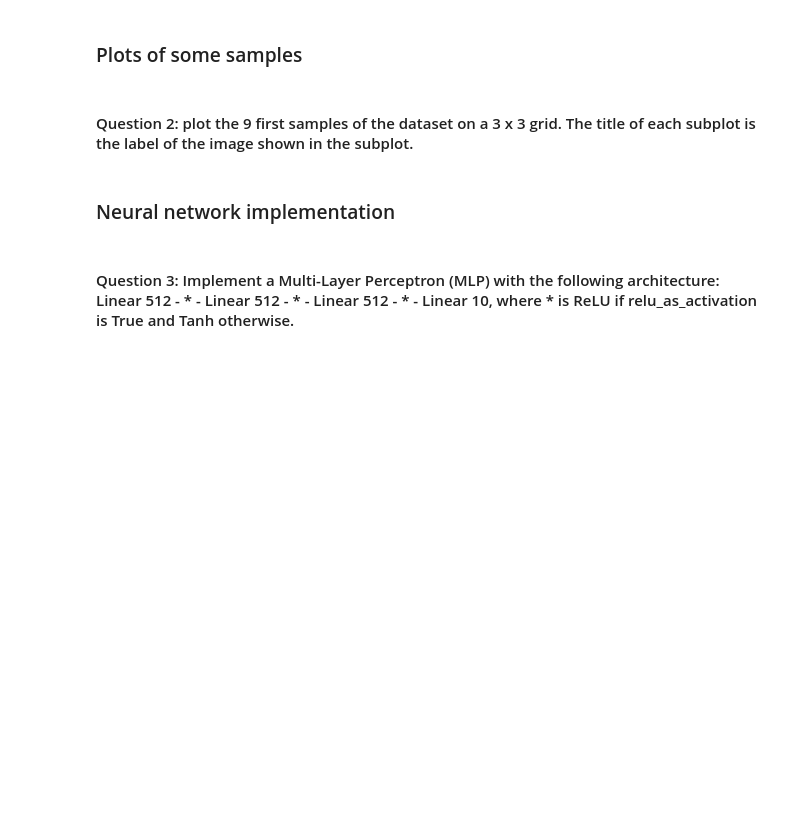
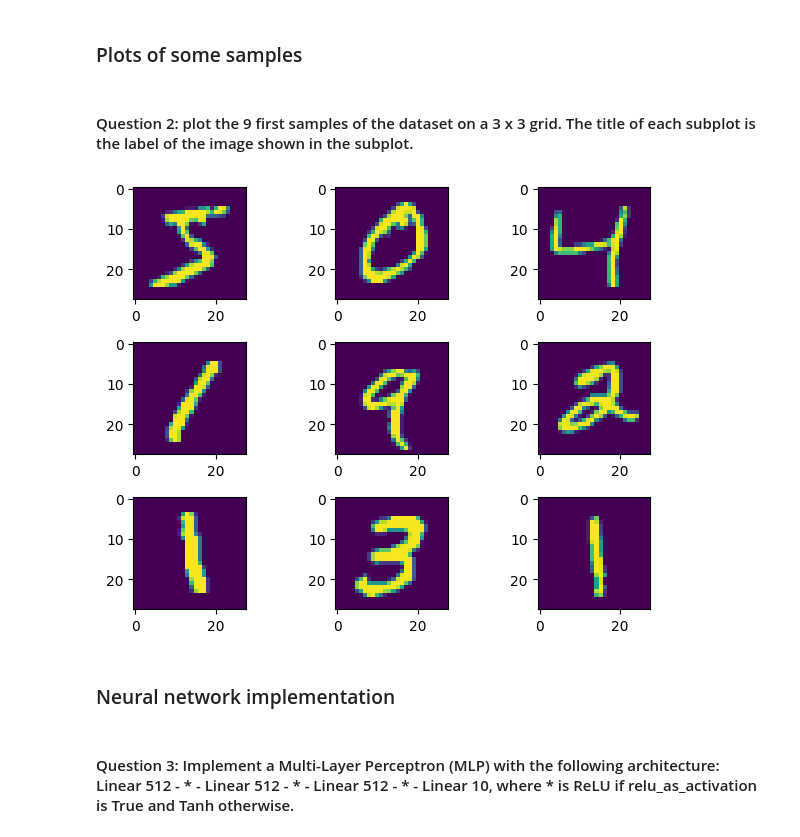
Before and after one commit to bodechristian/SML4, a Jupyter notebook: neural_networks_jax.ipynb, the cells around one changed output. Saved outputs shown, nothing was run; the diff lists cells and outputs as text; code cells hidden in the pictures; blank space fills up the shorter version.

```diff
--- a/neural_networks_jax.ipynb
+++ b/neural_networks_jax.ipynb
@@ -6,12 +6,12 @@ You are not allowed to import any other library than the ones already imported.
 # %% [markdown]
 ### Learning parameters
 # %%
-N_EPOCHS = 15
-BATCH_SIZE = 64
-LEARNING_RATE = ...
-N_SAMPLES = ...
-USE_CONVOLUTIONS = ...
-RELU_AS_ACTIVATION = ...
+N_EPOCHS = 25
+BATCH_SIZE = 32
+LEARNING_RATE = 0.001
+N_SAMPLES = 500
+USE_CONVOLUTIONS = True
+RELU_AS_ACTIVATION = True
 # %% [markdown]
 ### Load the dataset
 # %% [markdown]
@@ -19,10 +19,10 @@ RELU_AS_ACTIVATION = ...
 # %%
 import jax.numpy as jnp
 
-train_images = "TO DO"
-train_labels = "TO DO"
-test_images = "TO DO"
-test_labels = "TO DO"
+train_images = jnp.load("train_images.npy")
+train_labels = jnp.load("train_labels.npy")
+test_images = jnp.load("test_images.npy")
+test_labels = jnp.load("test_labels.npy")
 n_samples = train_images.shape[0]
 
 if USE_CONVOLUTIONS:
@@ -43,3 +35,18 @@ plt.tight_layout()
+# %%
+import matplotlib.pyplot as plt
+
+fig, ax = plt.subplots(3, 3)
+
+lst_imgs = train_images[:9].reshape(3,3, 28, 28)
+
+for i in range(3):
+    for j in range(3):
+        ax[i][j].imshow(lst_imgs[i][j])
+        #ax[i][j].imshow(train_images[i*3+j])
+
+plt.tight_layout()
+# %% [output]
+[figure, added]
 # %% [markdown]
 ### Neural network implementation
 # %% [markdown]
```
Also changed, not shown: parts of 8 cells of this notebook.
